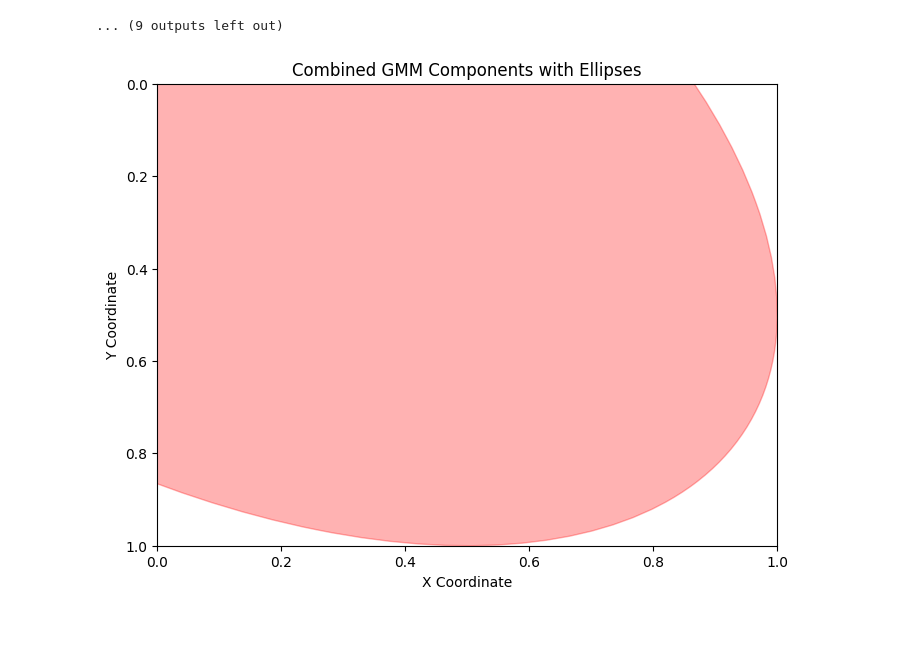
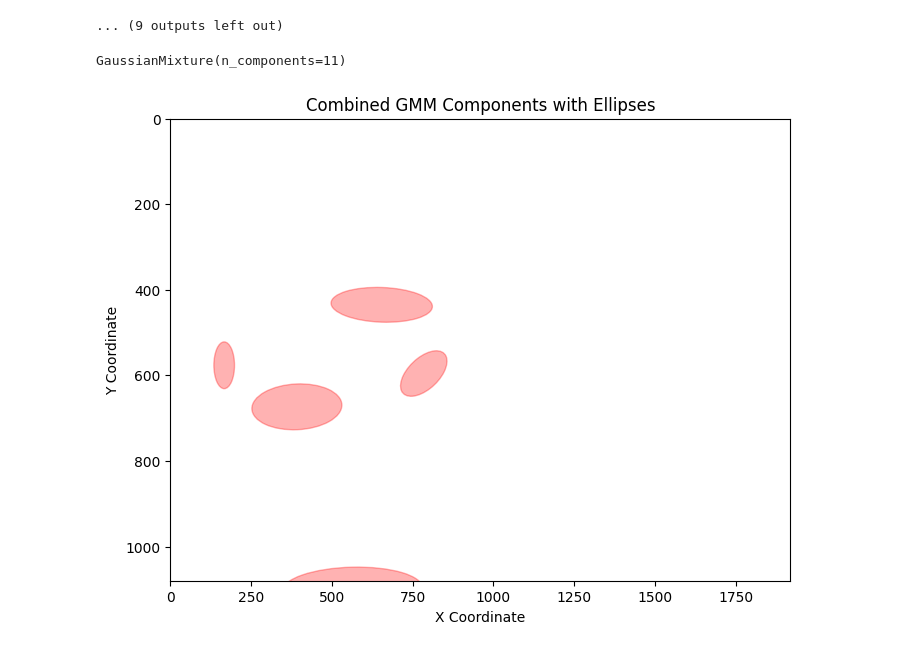
Before and after one commit to mariarlima/llm-hri-cognitive-health, a Jupyter notebook: AnalysisTools/EyeGazeDataTools/GMM.ipynb, the cells around one changed output. Cells and saved outputs as stored; diff of their text form; code cells hidden in the pictures.

Commit message:
Add picnic image component analysis handeling and annotation.

```diff
--- a/AnalysisTools/EyeGazeDataTools/GMM.ipynb
+++ b/AnalysisTools/EyeGazeDataTools/GMM.ipynb
@@ -320,42 +387,49 @@ component_gmms[len(image_component_id_lookup) - 1] = combined_gmm
 # %%
 # Function to draw an ellipse representing a Gaussian component
 def draw_ellipse(position, covariance, ax=None, **kwargs):
     ax = ax or plt.gca()
     if covariance.shape == (2, 2):
         U, s, Vt = np.linalg.svd(covariance)
         angle = np.degrees(np.arctan2(U[1, 0], U[0, 0]))
         width, height = 2 * np.sqrt(s)
     else:
         angle = 0
         width, height = 2 * np.sqrt(covariance)
     ellipse = Ellipse(position, width, height, angle=angle, **kwargs)
     ax.add_patch(ellipse)
 
 # Assuming combined_gmm is already defined and has the necessary attributes
 # Example of how combined_gmm might be structured:
-combined_gmm = {
-    'n_components': 3,
-    'means_': np.array([[0, 0], [2, 2], [-2, -2]]),
-    'covariances_': np.array([[[1, 0.5], [0.5, 1]], [[1, 0], [0, 1]], [[0.5, 0], [0, 0.5]]])
-}
+# combined_gmm = {
+#     'n_components': 3,
+#     'means_': np.array([[0, 0], [2, 2], [-2, -2]]),
+#     'covariances_': np.array([[[1, 0.5], [0.5, 1]], [[1, 0], [0, 1]], [[0.5, 0], [0, 0.5]]])
+# }
 
 # Plot the combined GMM
 plt.figure(figsize=(8, 6))
+print(combined_gmm)
+for i in range(combined_gmm.n_components):
+    mean = combined_gmm.means_[i]
+    cov = combined_gmm.covariances_[i]
+    draw_ellipse(mean, cov, alpha=0.3, color='red')
 
-# for i in range(combined_gmm.n_components):
-#     mean = combined_gmm.means_[i]
-#     cov = combined_gmm.covariances_[i]
+# for i in range(combined_gmm['n_components']):
+#     mean = combined_gmm['means_'][i]
+#     cov = combined_gmm['covariances_'][i]
 #     draw_ellipse(mean, cov, alpha=0.3, color='red')
 
-for i in range(combined_gmm['n_components']):
-    mean = combined_gmm['means_'][i]
-    cov = combined_gmm['covariances_'][i]
-    draw_ellipse(mean, cov, alpha=0.3, color='red')
+x_max = 1920
+y_max = 1080
+
 
 plt.title('Combined GMM Components with Ellipses')
 plt.xlabel('X Coordinate')
 plt.ylabel('Y Coordinate')
+plt.xlim(0, x_max)
+plt.ylim(0, y_max)
 plt.gca().invert_yaxis()  # Invert Y axis to match image coordinates
 plt.show()
 # %% [output]
+GaussianMixture(n_components=11)
-[figure, old version]
+[figure, new version]
```
Also changed, not shown: parts of 1 cell of this notebook, 6 other files.
